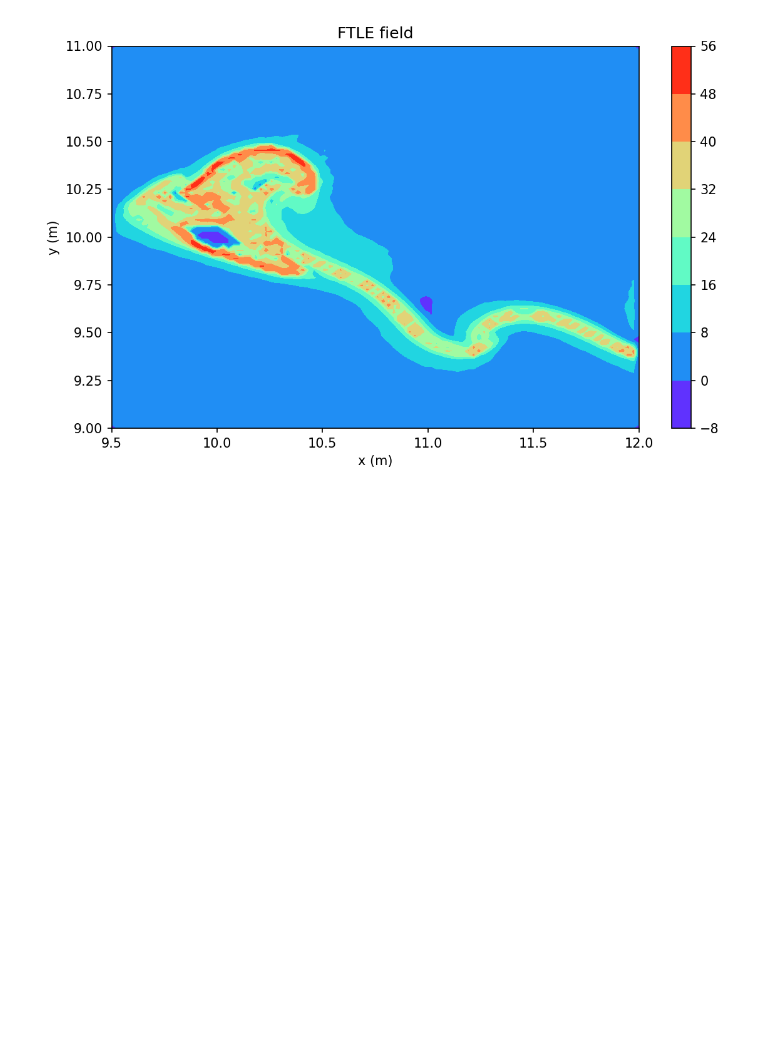
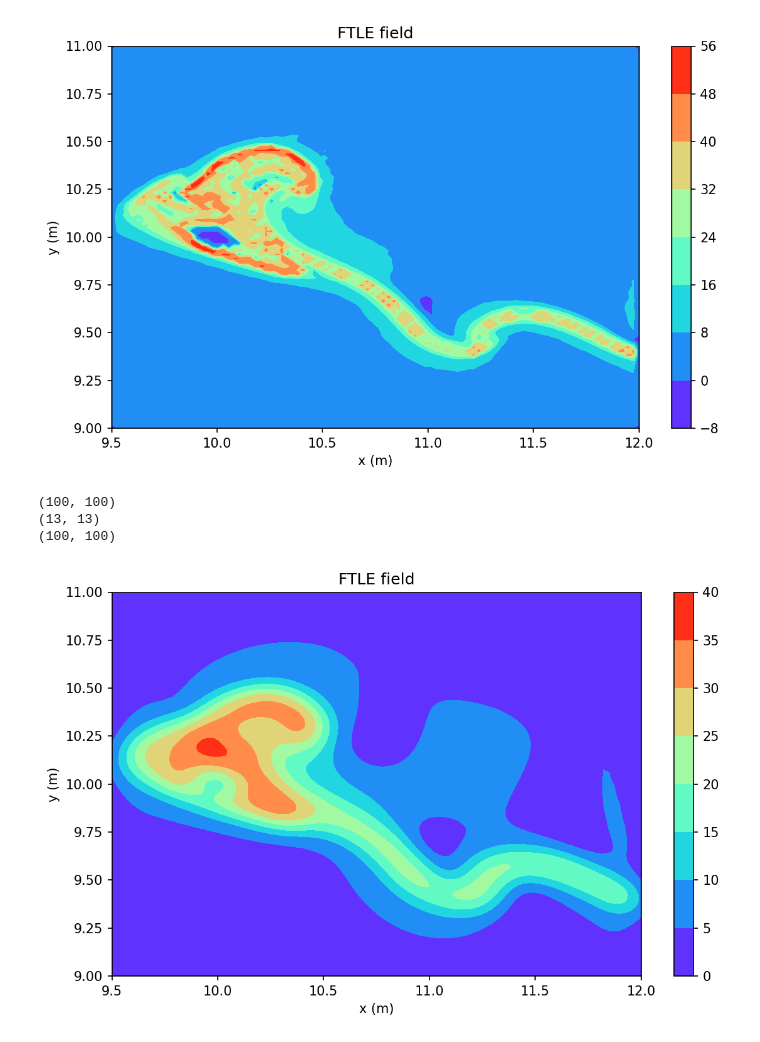
Before and after one commit to jjserdo/FTLE_JJ, a Jupyter notebook: FTLE Method Tutorial .ipynb, the cells around one changed output. Saved outputs shown, nothing was run; the diff lists cells and outputs as text; code cells hidden in the pictures; blank space fills up the shorter version.

```diff
--- a/FTLE Method Tutorial .ipynb
+++ b/FTLE Method Tutorial .ipynb
@@ -393,0 +399,21 @@ fig.tight_layout()
+# %%
+ending = particles[3,end,:,:]
+println(size(ending))
+ker = ImageFiltering.Kernel.gaussian(3)
+println(size(ker))
+filtered = ImageFiltering.imfilter(ending, ker)
+println(size(filtered))
+# %% [output]
+(100, 100)
+(13, 13)
+(100, 100)
+# %%
+fig, ax = subplots(figsize=(8,5), dpi=150)
+cm = ax.contourf(particles[1,1,:,:],particles[2,1,:,:],filtered,cmap=ColorMap("rainbow"))
+fig.colorbar(cm)
+ax.set_title(" FTLE field ")
+ax.set_xlabel("x (m)")
+ax.set_ylabel("y (m)")
+fig.tight_layout()
+# %% [output]
+[figure, added]
```
Also changed, not shown: parts of 4 cells of this notebook.
